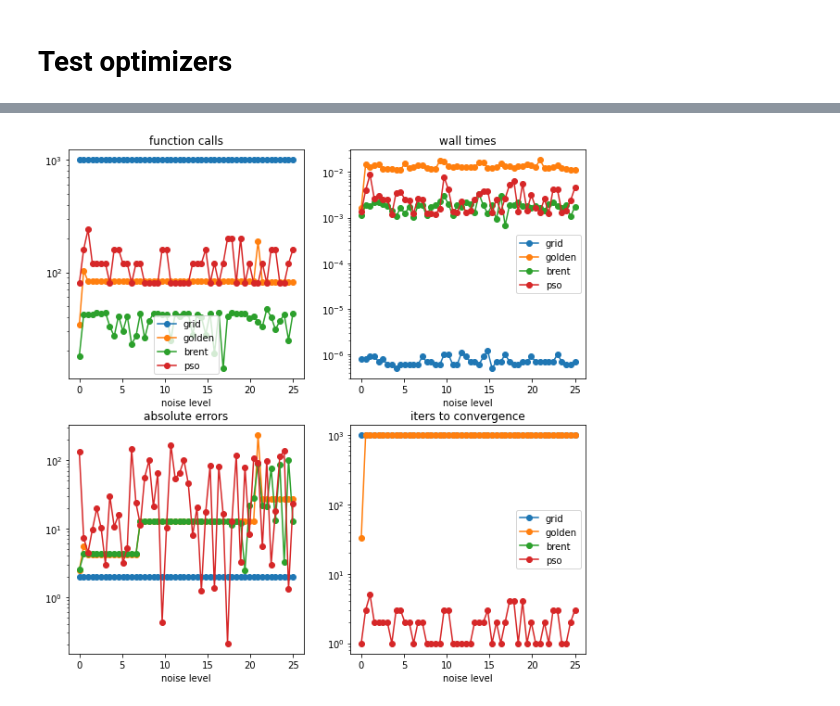
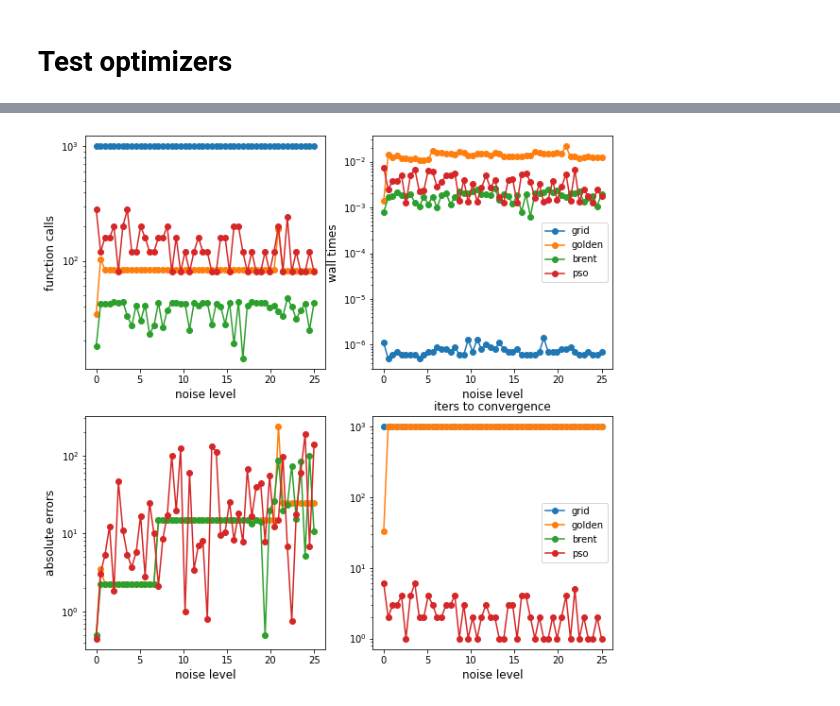
Before and after one commit to tdhoffman/gwr-optimizers, a Jupyter notebook: code/notebooks/optimizer-comparison.ipynb, the cells around one changed output, grey strips where cells are left out. Drawn from its saved outputs; the diff is of its cells as text; code cells hidden in the pictures.

```diff
--- a/code/notebooks/optimizer-comparison.ipynb
+++ b/code/notebooks/optimizer-comparison.ipynb
@@ -7,6 +7,8 @@ import seaborn as sns
 from timeit import default_timer as timer
 from scipy.optimize import minimize_scalar
 from pyswarms.single.global_best import GlobalBestPSO
+
+plt.rc('axes', labelsize=12)    # fontsize of the x and y labels
 # %% [markdown]
 # Optimizers
 # %%
@@ -322,7 +324,7 @@ for steeplvl in steepnesses:
     grid_steep_res = my_grid(obj, bw_min=bounds[0], bw_max=bounds[1], pool=None, full=True)
     brent_steep_res = my_brent(obj, bounds=bounds, tol=tol, full=True)
     golden_steep_res = my_golden(obj, bw_min=bounds[0], bw_max=bounds[1], tol=tol, max_iter=max_iter, full=True)
-    pso_steep_res = my_pso(obj, n_particles=40, bounds=bounds, inertia_wgt=0.5, cog_coef=1, soc_coef=2, tol=tol, max_iter=max_iter, full=True)
+    pso_steep_res = my_pso(obj, n_particles=40, bounds=bounds, inertia_wgt=-0.16, cog_coef=1.89, soc_coef=2.12, tol=tol, max_iter=max_iter, full=True)
 
     steep_res[f'wall_{steeplvl}'] = [grid_steep_res['wall'], golden_steep_res['wall'], brent_steep_res['wall'], pso_steep_res['wall']]
     steep_res[f'min_{steeplvl}'] = [grid_steep_res['min'], golden_steep_res['min'], brent_steep_res['min'], pso_steep_res['min']]
@@ -365,7 +366,7 @@ plt.show()
 # Checkmarks with noise. Fix hyperparams before entering loop
 noiselevels = np.linspace(start=0, stop=25, num=50)
 # true_noise_mins = {0 : 24.495, 5 : 24.495, 10 : 24.495, 15 : 24.495, 20 : 24.495}
-true_noise_mins = dict(zip(noiselevels, [np.argmin(checkmark(bws, noiselvl)) for noiselvl in noiselevels]))
+true_noise_mins = dict(zip(noiselevels, [bws[np.argmin(checkmark(bws, noiselvl))] for noiselvl in noiselevels]))
 bounds = (2, 1000)
 max_iter = 1000
 tol = 1e-10
@@ -386,31 +387,30 @@ for noiselvl in noiselevels:
 # %%
 noise_funcalls = noise_res[[f'funcalls_{x}' for x in noiselevels]].values.T
 noise_accs = noise_res[[f'acc_{x}' for x in noiselevels]].values.T
 noise_walls = noise_res[[f'wall_{x}' for x in noiselevels]].values.T
 noise_iters = noise_res[[f'iters_{x}' for x in noiselevels]].values.T
 
 _, axes = plt.subplots(ncols = 2, nrows = 2, figsize=(10, 10))
 axes[0, 0].semilogy(noiselevels, noise_funcalls, '-o')
-axes[0, 0].legend(noise_res.index.values)
-axes[0, 0].set_title('function calls')
+axes[0, 0].set_ylabel('function calls')
 axes[0, 0].set_xlabel('noise level')
 
 axes[1, 0].semilogy(noiselevels, noise_accs, '-o')
-axes[1, 0].set_title('absolute errors')
+axes[1, 0].set_ylabel('absolute errors')
 axes[1, 0].set_xlabel('noise level')
 
 axes[0, 1].semilogy(noiselevels, noise_walls, '-o')
 axes[0, 1].legend(noise_res.index.values)
-axes[0, 1].set_title('wall times')
+axes[0, 1].set_ylabel('wall times')
 axes[0, 1].set_xlabel('noise level')
 
 axes[1, 1].semilogy(noiselevels, noise_iters, '-o')
 axes[1, 1].legend(noise_res.index.values)
 axes[1, 1].set_title('iters to convergence')
 axes[1, 1].set_xlabel('noise level')
 
 # plt.suptitle('Noisy curve results', fontsize=20)
 plt.savefig('../../figures/noisy-res.png')
 plt.show()
 # %% [output]
-[figure, old version]
+[figure, new version]
```
Also changed, not shown: parts of 4 cells of this notebook, 12 other files.
